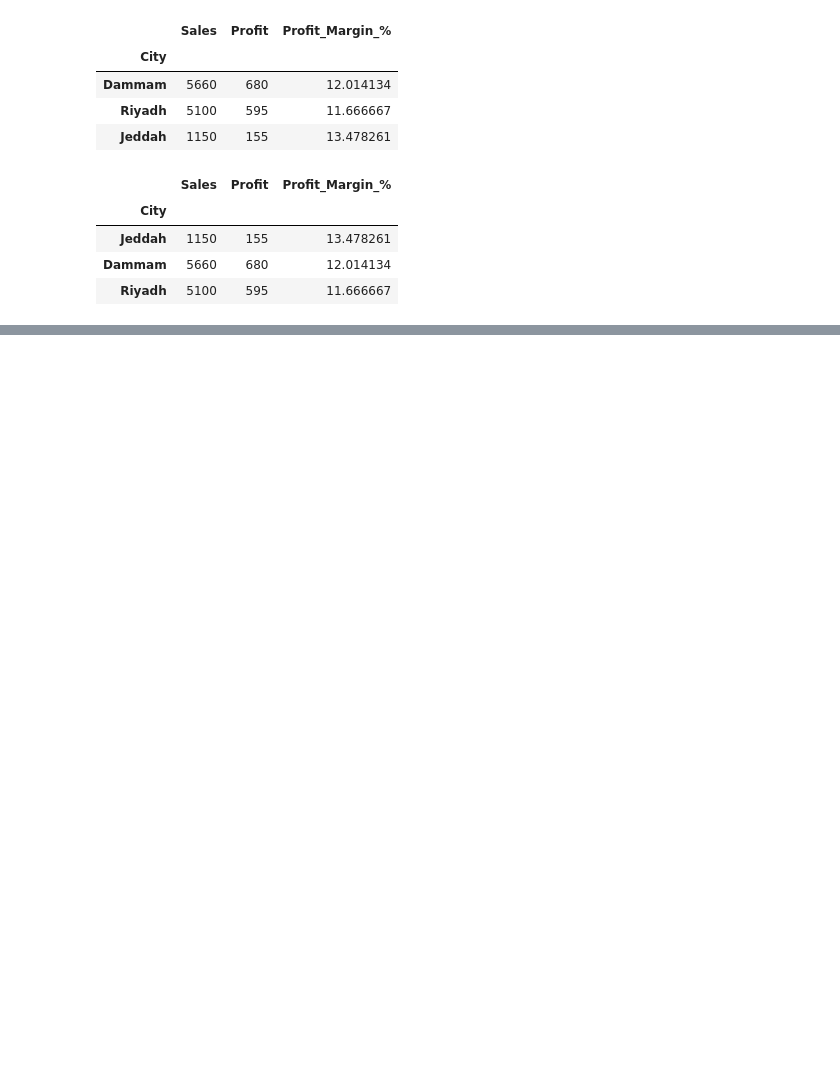
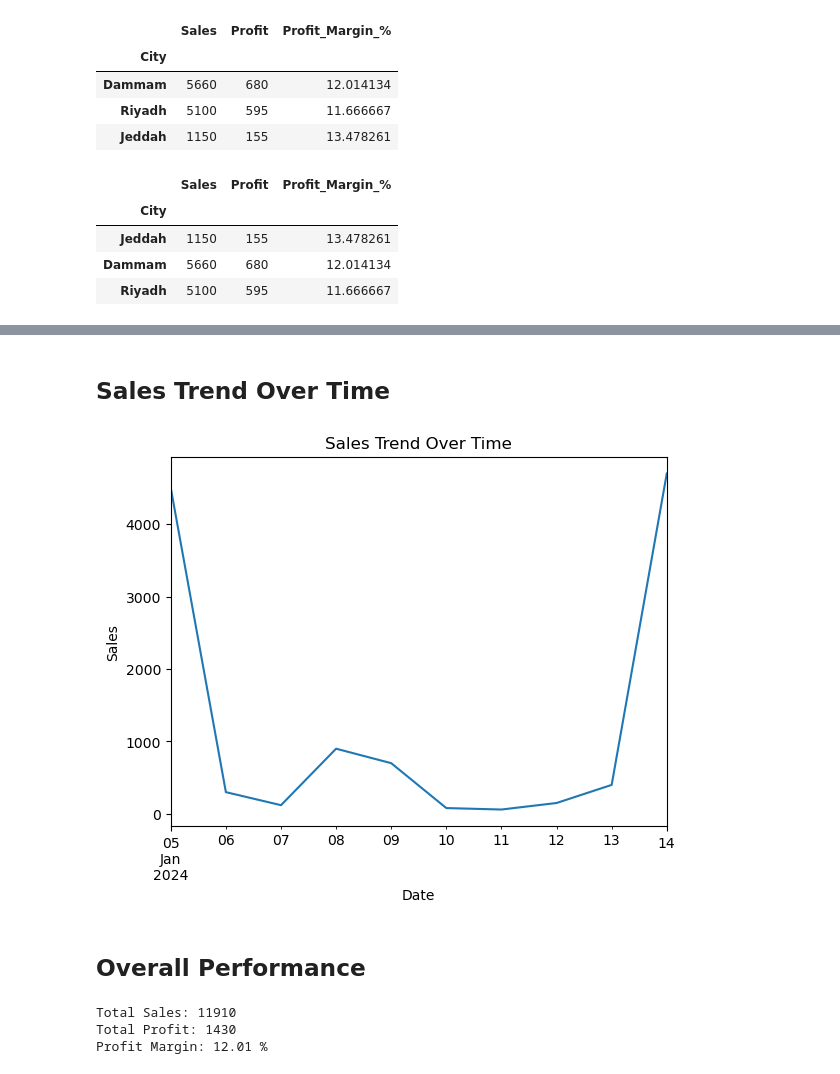
Before and after one commit to MaherQ11/Sales-Data-Analysis, a Jupyter notebook: DataAnalysisMiniProject.ipynb, the cells around one changed output, grey strips where cells are left out. Cells and saved outputs as stored; diff of their text form; code cells hidden in the pictures; blank space fills up the shorter version.

```diff
--- a/DataAnalysisMiniProject.ipynb
+++ b/DataAnalysisMiniProject.ipynb
@@ -34,2 +72,28 @@ city_summary.sort_values("Profit_Margin_%", ascending=False)
+# %% [markdown]
+## Sales Trend Over Time
+# %%
+df["Date"] = pd.to_datetime(df["Date"])
+
+daily_sales = df.groupby("Date")["Sales"].sum()
+daily_sales.plot()
+plt.title("Sales Trend Over Time")
+plt.ylabel("Sales")
+plt.show()
+# %% [output]
+[figure, added]
+# %% [markdown]
+## Overall Performance
+# %%
+total_sales = df["Sales"].sum()
+total_profit = df["Profit"].sum()
+profit_margin = (total_profit / total_sales) * 100
+
+print("Total Sales:", total_sales)
+print("Total Profit:", total_profit)
+print("Profit Margin:", round(profit_margin, 2), "%")
+# %% [output]
+Total Sales: 11910
+Total Profit: 1430
+Profit Margin: 12.01 %
 # %% [markdown]
 ## Key Insights
```
Also changed, not shown: parts of 7 cells of this notebook.
